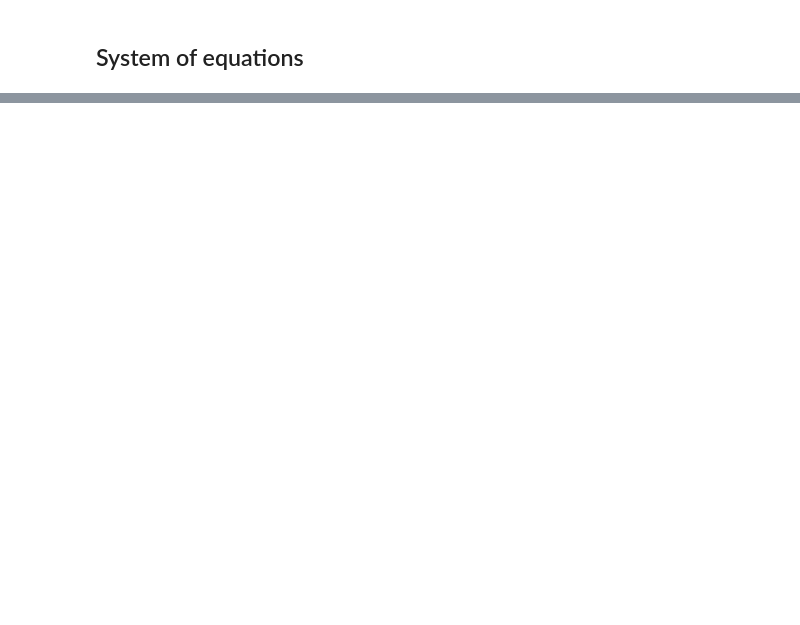
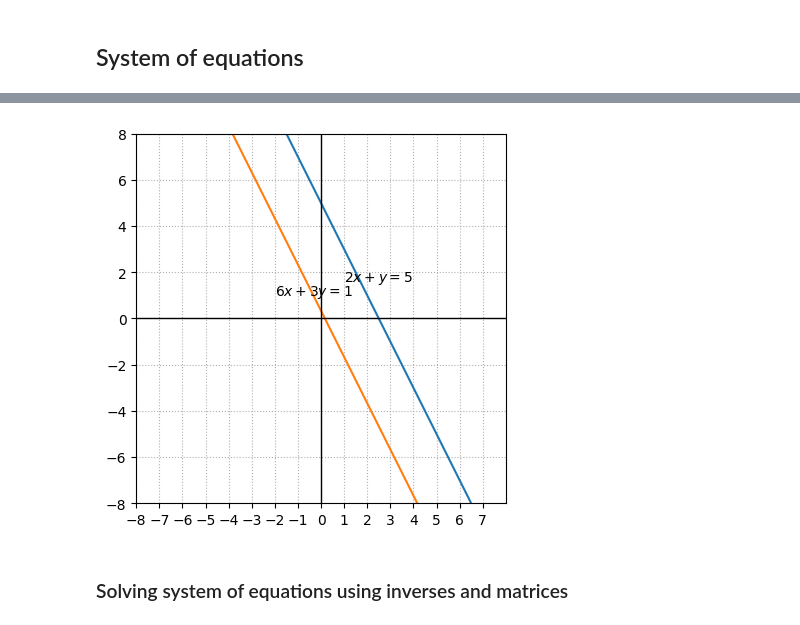
Before and after one commit to deva-k/dev-analytics, a Jupyter notebook: book/linear_algebra.ipynb, the cells around one changed output, grey strips where cells are left out. Cells and saved outputs as stored; diff of their text form; code cells hidden in the pictures; blank space fills up the shorter version.

Commit message:
added system of equations

```diff
--- a/book/linear_algebra.ipynb
+++ b/book/linear_algebra.ipynb
@@ -1350,0 +1559,22 @@ I = np.matlib.identity(A.shape[0])
+# %%
+x = np.linspace(-100,100)
+
+fig, ax = plt.subplots()
+ax.plot(x,(-2*x + 5))
+ax.plot(x,(-2*x + (1/3)))
+
+ax.text(1,1.6,'$2x+y = 5$')
+ax.text(-2,1,'$6x+3y = 1$')
+
+ax.set_xlim(-8,8)
+ax.set_ylim(-8,8)
+ax.axvline(color='k',linewidth = 1)
+ax.axhline(color='k',linewidth = 1)
+
+ax.set_xticks(list(range(-8,8)))
+ax.set_aspect('equal')
+ax.grid(True,ls=':')
+# %% [output]
+[figure, added]
+# %% [markdown]
+### Solving system of equations using inverses and matrices
```
Also changed, not shown: parts of 35 cells of this notebook.
